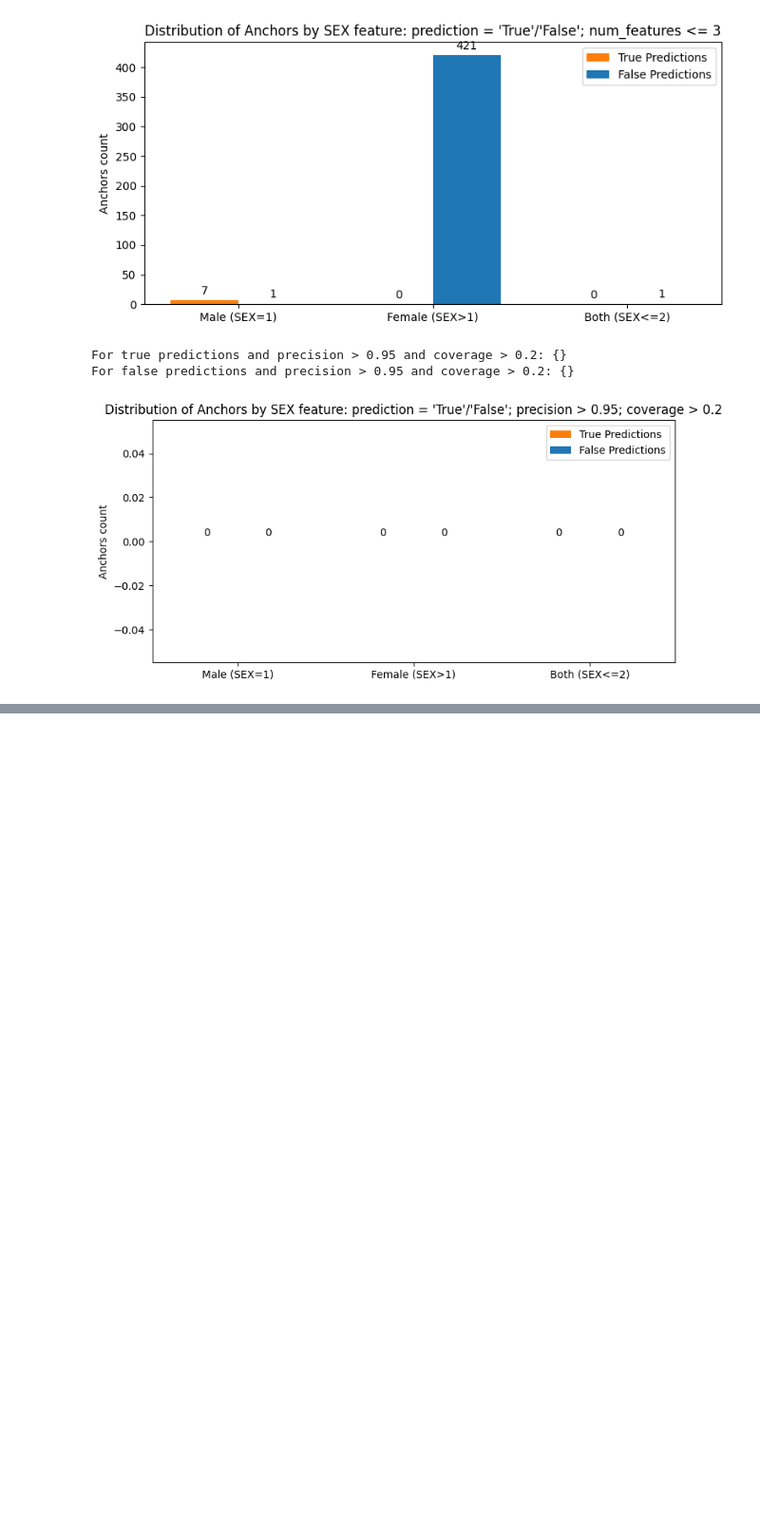
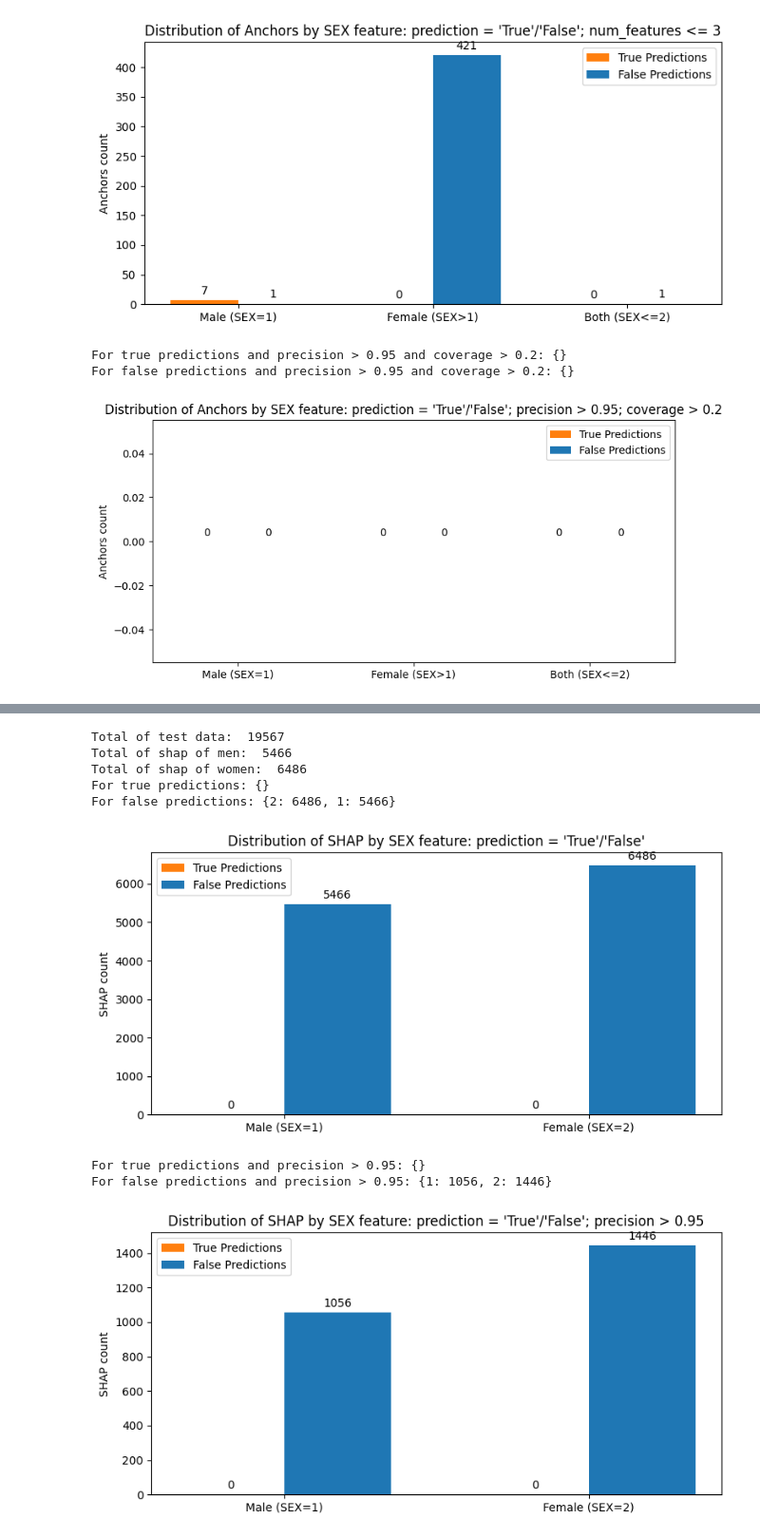
Before and after one commit to luana-garcia/stage-xai, a Jupyter notebook: notebooks/Anchors_Analysis.ipynb, the cells around one changed output, grey strips where cells are left out. Shown at 95% size. Saved outputs shown, nothing was run; the diff lists cells and outputs as text; code cells hidden in the pictures; blank space fills up the shorter version.

```diff
--- a/notebooks/Anchors_Analysis.ipynb
+++ b/notebooks/Anchors_Analysis.ipynb
@@ -345,0 +492,13 @@ For false predictions and precision > 0.95 and coverage > 0.2: {}
+# %%
+file = 'xai/output/json/lr_ca_shap_explanations.json'
+analyse_shap(file, 'num')
+# %% [output]
+Total of test data:  19567
+Total of shap of men:  5466
+Total of shap of women:  6486
+For true predictions: {}
+For false predictions: {2: 6486, 1: 5466}
+[figure, added]
+For true predictions and precision > 0.95: {}
+For false predictions and precision > 0.95: {1: 1056, 2: 1446}
+[figure, added]
```
Also changed, not shown: parts of 20 cells of this notebook, 15 other files.
